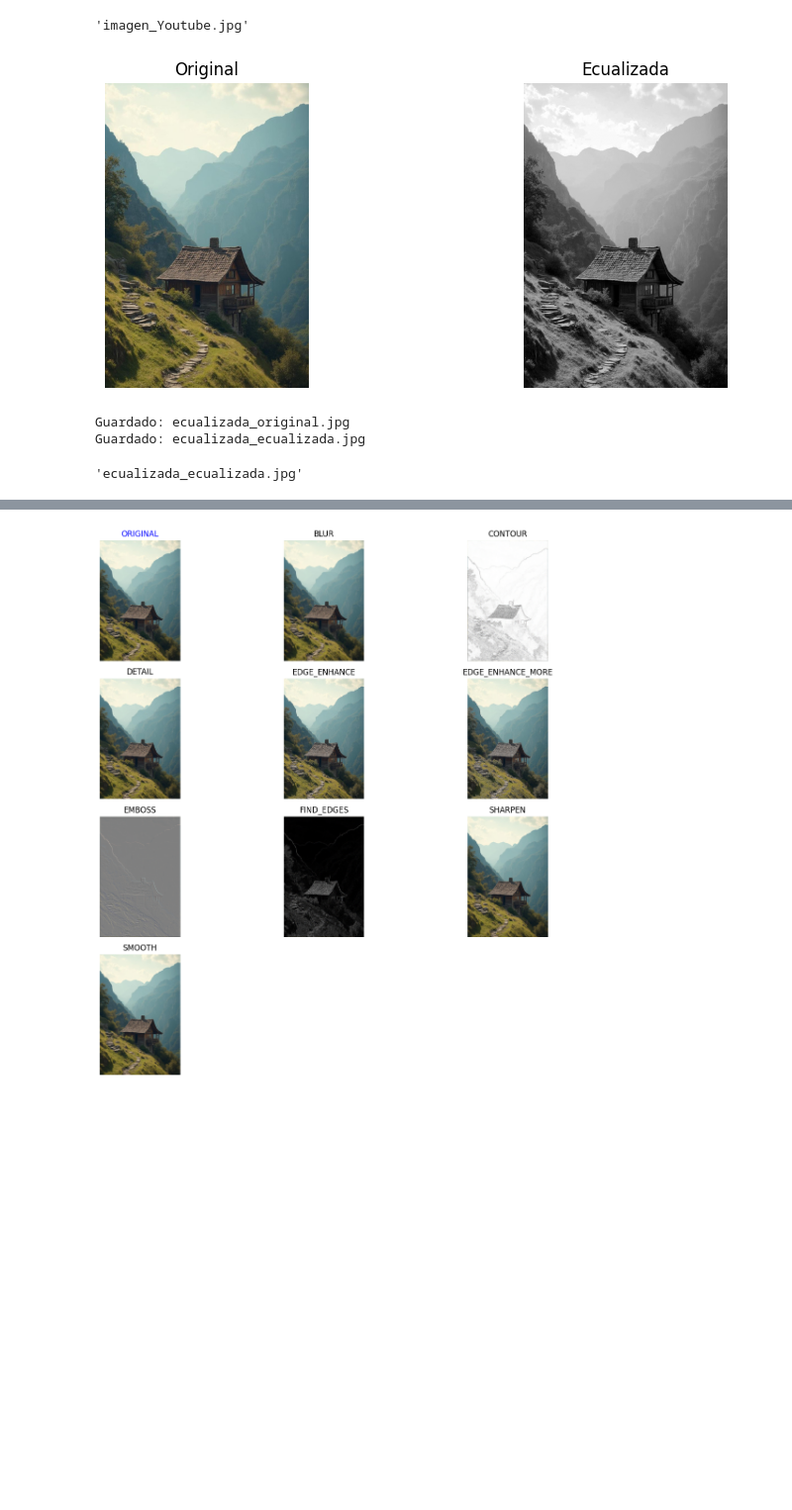
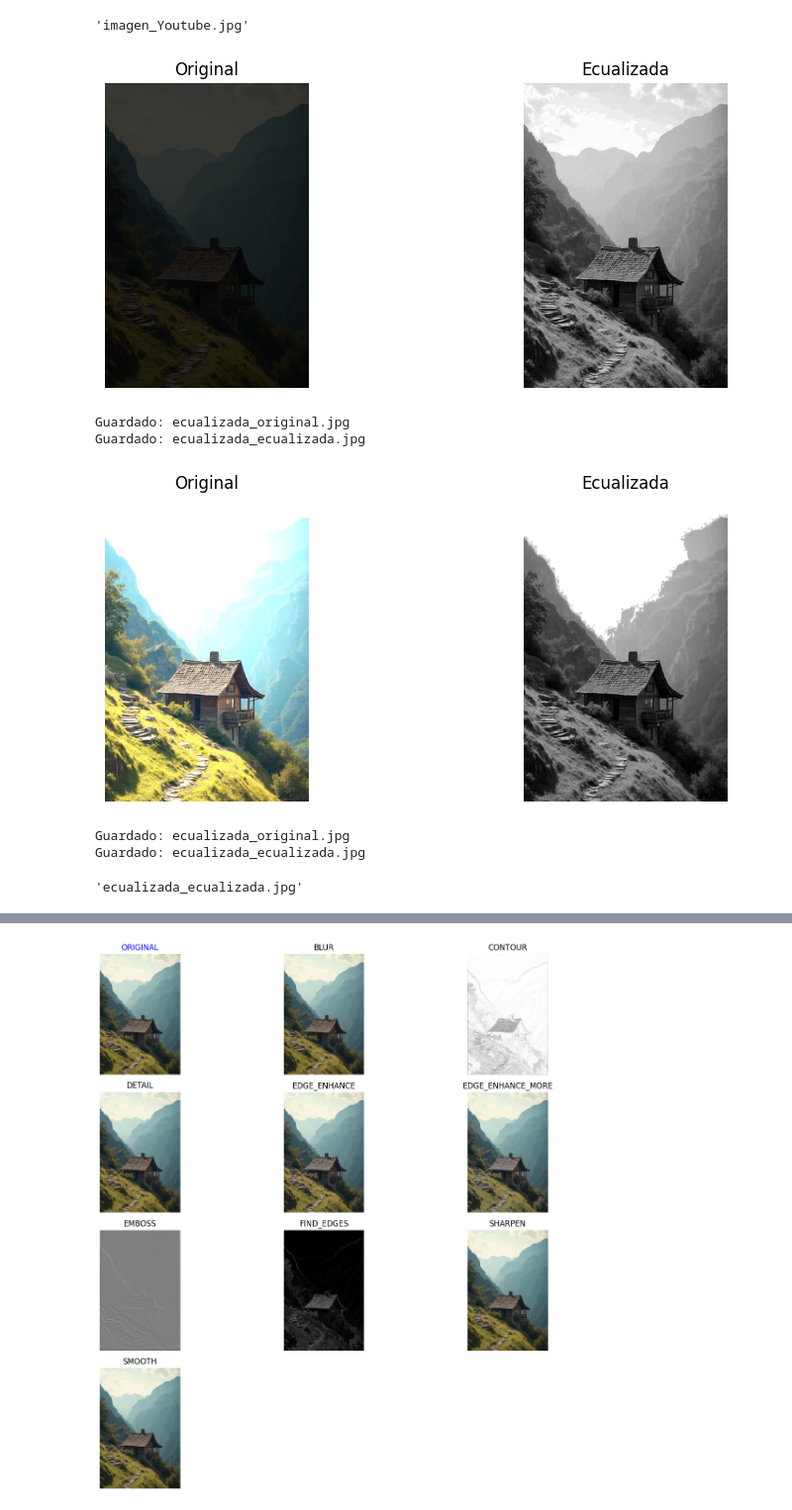
Before and after one commit to TomasZucchi/proyecto-imagenes, a Jupyter notebook: fotoapp_testdev.ipynb, the cells around one changed output, grey strips where cells are left out. Shown at 99% size. Cells and saved outputs as stored; diff of their text form; code cells hidden in the pictures; blank space fills up the shorter version.

```diff
--- a/fotoapp_testdev.ipynb
+++ b/fotoapp_testdev.ipynb
@@ -25,14 +25,24 @@ redimensionada
 Imagen redimensionada guardada como imagen_Youtube.jpg ((481, 720))
 [figure]
 'imagen_Youtube.jpg'
-# %%
-ecualizada = ecualizar_contraste(ruta)
-ecualizada
-# %% [output]
-[figure, removed]
-Guardado: ecualizada_original.jpg
-Guardado: ecualizada_ecualizada.jpg
-'ecualizada_ecualizada.jpg'
+# %%
+ruta1 = "3.jpg"
+ruta2 = "4.jpg"
+
+# Ecualizar cada imagen
+ecualizada1 = ecualizar_contraste(ruta1)
+ecualizada2 = ecualizar_contraste(ruta2)
+
+# Mostrar la ruta de la imagen ecualizada
+ecualizada2
+# %% [output]
+[figure, added]
+Guardado: ecualizada_original.jpg
+Guardado: ecualizada_ecualizada.jpg
+[figure, added]
+Guardado: ecualizada_original.jpg
+Guardado: ecualizada_ecualizada.jpg
+'ecualizada_ecualizada.jpg'
 # %%
 # Mostrar lista de filtros disponibles
 print("Filtros disponibles:", list(FILTROS.keys()))
```
Also changed, not shown: parts of 3 cells of this notebook.
